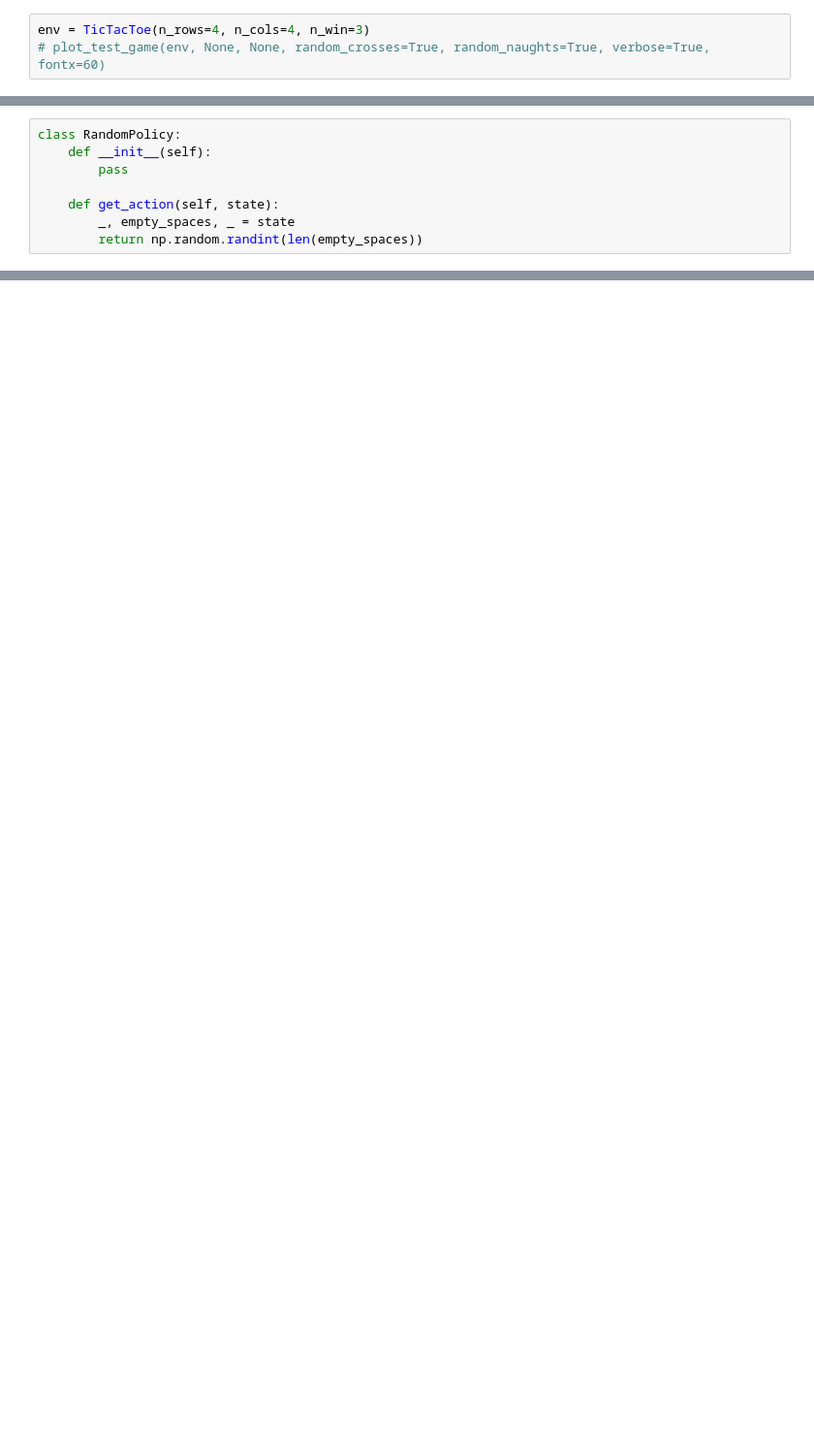
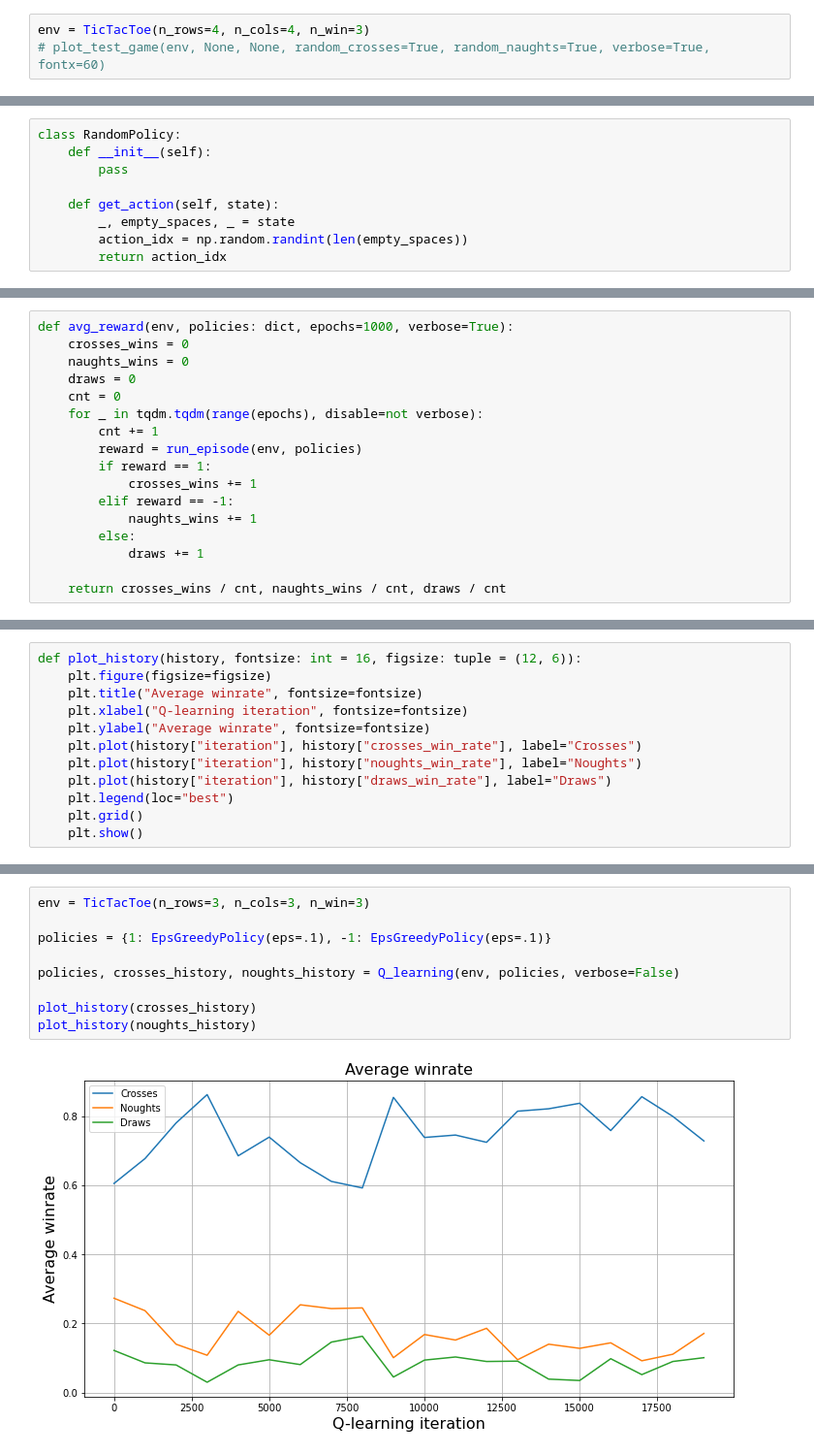
Before and after one commit to alex-tikh/MADE_3_dl, a Jupyter notebook: hw2/HW2.ipynb, the cells around one changed output, grey strips where cells are left out. Shown at 97% size. Drawn from its saved outputs; the diff is of its cells as text; blank space fills up the shorter version.

Commit message:
q learning

```diff
--- a/hw2/HW2.ipynb
+++ b/hw2/HW2.ipynb
@@ -12,4 +30,5 @@ class RandomPolicy:
 
     def get_action(self, state):
         _, empty_spaces, _ = state
-        return np.random.randint(len(empty_spaces))
+        action_idx = np.random.randint(len(empty_spaces))
+        return action_idx
@@ -52,0 +75,17 @@ env.printBoard()
+# %%
+def avg_reward(env, policies: dict, epochs=1000, verbose=True):
+    crosses_wins = 0
+    naughts_wins = 0
+    draws = 0
+    cnt = 0
+    for _ in tqdm.tqdm(range(epochs), disable=not verbose):
+        cnt += 1
+        reward = run_episode(env, policies)
+        if reward == 1:
+            crosses_wins += 1
+        elif reward == -1:
+            naughts_wins += 1
+        else:
+            draws += 1
+
+    return crosses_wins / cnt, naughts_wins / cnt, draws / cnt
@@ -52,0 +209,12 @@ env.printBoard()
+# %%
+def plot_history(history, fontsize: int = 16, figsize: tuple = (12, 6)):
+    plt.figure(figsize=figsize)
+    plt.title("Average winrate", fontsize=fontsize)
+    plt.xlabel("Q-learning iteration", fontsize=fontsize)
+    plt.ylabel("Average winrate", fontsize=fontsize)
+    plt.plot(history["iteration"], history["crosses_win_rate"], label="Crosses")
+    plt.plot(history["iteration"], history["noughts_win_rate"], label="Noughts")
+    plt.plot(history["iteration"], history["draws_win_rate"], label="Draws")
+    plt.legend(loc="best")
+    plt.grid()
+    plt.show()
@@ -52,0 +223,11 @@ env.printBoard()
+# %%
+env = TicTacToe(n_rows=3, n_cols=3, n_win=3)
+
+policies = {1: EpsGreedyPolicy(eps=.1), -1: EpsGreedyPolicy(eps=.1)}
+
+policies, crosses_history, noughts_history = Q_learning(env, policies, verbose=False)
+
+plot_history(crosses_history)
+plot_history(noughts_history)
+# %% [output]
+[figure, added]
```
Also changed, not shown: parts of 23 cells of this notebook.
